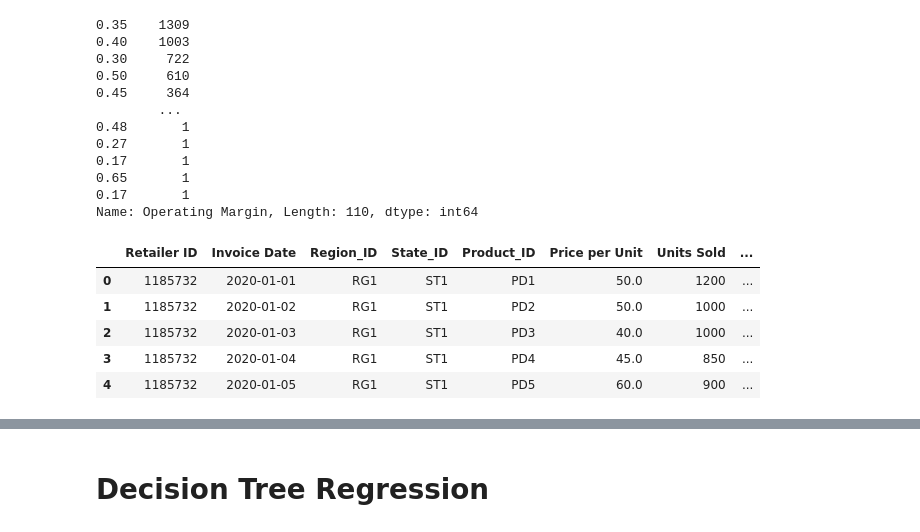
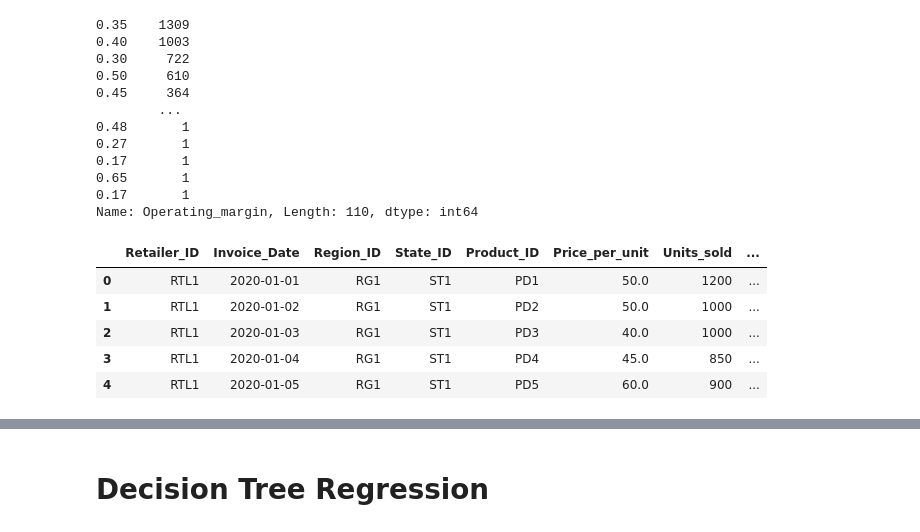
Before and after one commit to MitchellGleason/Final-Project, a Jupyter notebook: Machine_Leanring_Notebooks/predict_operating_margin_ML.ipynb, the cells around one changed output, grey strips where cells are left out. Cells and saved outputs as stored; diff of their text form; code cells hidden in the pictures.

```diff
--- a/Machine_Leanring_Notebooks/predict_operating_margin_ML.ipynb
+++ b/Machine_Leanring_Notebooks/predict_operating_margin_ML.ipynb
@@ -36,9 +35,9 @@ Operating Margin Equal to or Above 0.35      int32
 dtype: object
 # %%
 #Convert date to datetime
-adidas_sales_df['Invoice Date'] = pd.to_datetime(adidas_sales_df['Invoice Date'])
+adidas_sales_df['Invoice_Date'] = pd.to_datetime(adidas_sales_df['Invoice_Date'])
 # %%
-adidas_sales_df['Operating Margin'].value_counts()
+adidas_sales_df['Operating_margin'].value_counts()
 # %% [output]
 0.35    1309
 0.40    1003
@@ -51,21 +50,21 @@ adidas_sales_df['Operating Margin'].value_counts()
 0.17       1
 0.65       1
 0.17       1
-Name: Operating Margin, Length: 110, dtype: int64
+Name: Operating_margin, Length: 110, dtype: int64
 # %%
 #Add binary column for operating margin above 0.35
-adidas_sales_df['Operating Margin Equal to or Above 0.35'] = adidas_sales_df['Operating Margin'] >= 0.35
+adidas_sales_df['Operating Margin Equal to or Above 0.35'] = adidas_sales_df['Operating_margin'] >= 0.35
 
 #Convert boolean to int
 adidas_sales_df['Operating Margin Equal to or Above 0.35'] = adidas_sales_df['Operating Margin Equal to or Above 0.35'].astype(int)
 
 adidas_sales_df.head()
 # %% [output]
-|  | Retailer ID | Invoice Date | Region_ID | State_ID | Product_ID | Price per Unit | Units Sold | ... |
-| 0 | 1185732 | 2020-01-01 | RG1 | ST1 | PD1 | 50.0 | 1200 | ... |
-| 1 | 1185732 | 2020-01-02 | RG1 | ST1 | PD2 | 50.0 | 1000 | ... |
-| 2 | 1185732 | 2020-01-03 | RG1 | ST1 | PD3 | 40.0 | 1000 | ... |
-| 3 | 1185732 | 2020-01-04 | RG1 | ST1 | PD4 | 45.0 | 850 | ... |
-| 4 | 1185732 | 2020-01-05 | RG1 | ST1 | PD5 | 60.0 | 900 | ... |
+|  | Retailer_ID | Invoice_Date | Region_ID | State_ID | Product_ID | Price_per_unit | Units_sold | ... |
+| 0 | RTL1 | 2020-01-01 | RG1 | ST1 | PD1 | 50.0 | 1200 | ... |
+| 1 | RTL1 | 2020-01-02 | RG1 | ST1 | PD2 | 50.0 | 1000 | ... |
+| 2 | RTL1 | 2020-01-03 | RG1 | ST1 | PD3 | 40.0 | 1000 | ... |
+| 3 | RTL1 | 2020-01-04 | RG1 | ST1 | PD4 | 45.0 | 850 | ... |
+| 4 | RTL1 | 2020-01-05 | RG1 | ST1 | PD5 | 60.0 | 900 | ... |
 # %%
 #Define feature set
```
Also changed, not shown: parts of 59 cells of this notebook.
